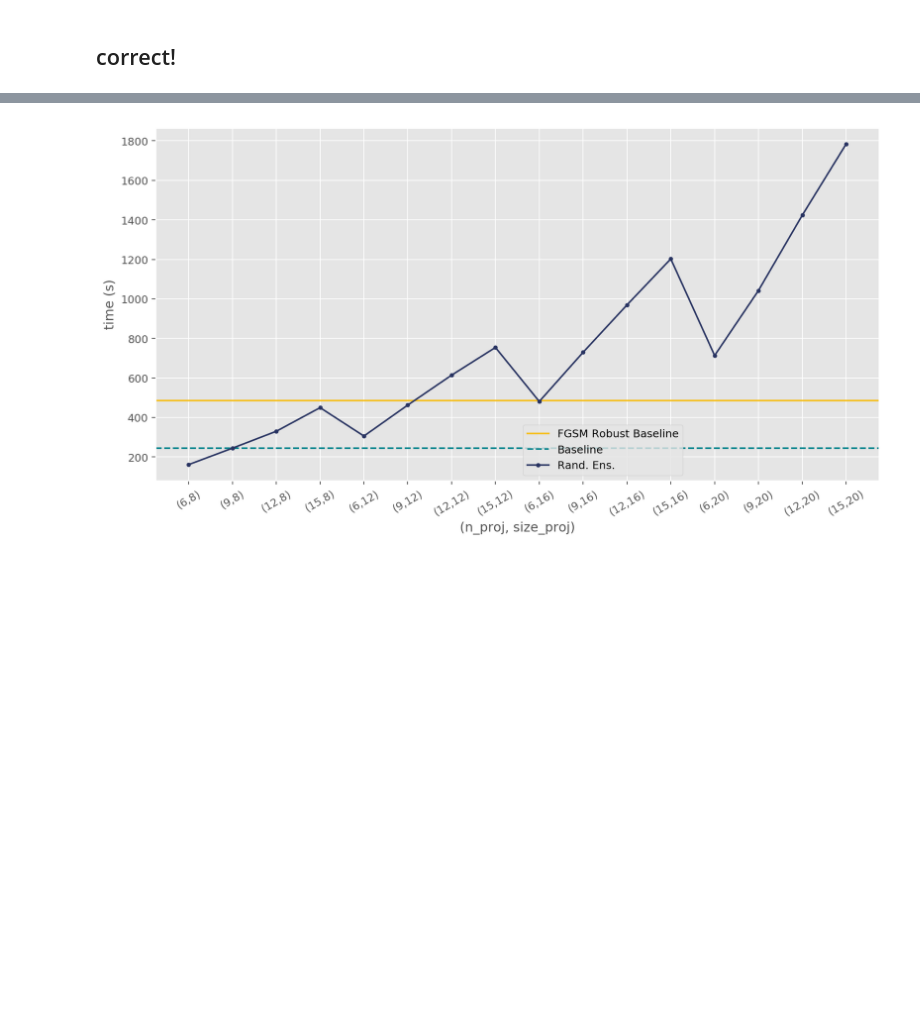
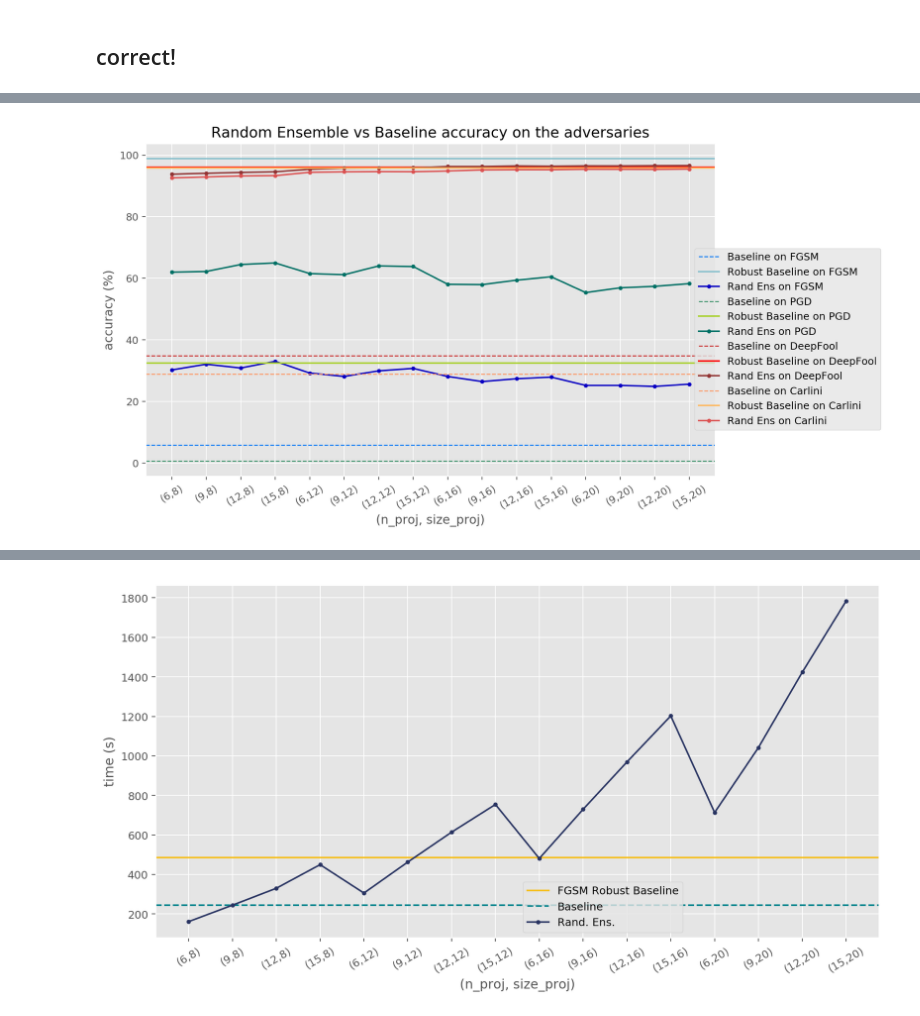
Before and after one commit to ginevracoal/adversarial_examples, a Jupyter notebook: notebooks/plots.ipynb, the cells around one changed output, grey strips where cells are left out. Saved outputs shown, nothing was run; the diff lists cells and outputs as text; code cells hidden in the pictures; blank space fills up the shorter version.

```diff
--- a/notebooks/plots.ipynb
+++ b/notebooks/plots.ipynb
@@ -133,3 +95,38 @@ plt.show()
+# %%
+# random ensemble accuracy vs evaluation set
+
+xlab = ["(6,8)","(9,8)","(12,8)","(15,8)",
+        "(6,12)","(9,12)","(12,12)","(15,12)",
+        "(6,16)","(9,16)","(12,16)","(15,16)",
+        "(6,20)","(9,20)","(12,20)","(15,20)",]
+x = range(16)
+
+figure(num=None, figsize=(10, 6), dpi=180, facecolor='w', edgecolor='k')
+
+plt.axhline(y=baseline_fgsm, color="#0075f6", label='Baseline on FGSM', ls="dashed", linewidth=1)
+plt.axhline(y=fgsm_robust_baseline[1], color="#87c0cd", label='Robust Baseline on FGSM')
+plt.plot(x,random_fgsm,color="#0900c3",label='Rand Ens on FGSM', marker=".")
+
+plt.axhline(y=baseline_pgd, color="#389168",label='Baseline on PGD',  ls="dashed", linewidth=1)
+plt.axhline(y=fgsm_robust_baseline[2], color="#a7d129",label='Robust Baseline on PGD')
+plt.plot(x,random_pgd,color="#007065",label='Rand Ens on PGD', marker=".")
+
+plt.axhline(y=baseline_deepf, color="#c82121",label='Baseline on DeepFool',  ls="dashed", linewidth=1)
+plt.axhline(y=fgsm_robust_baseline[3], color="#ff0000",label='Robust Baseline on DeepFool')
+plt.plot(x,random_deepf,color="#913535",label='Rand Ens on DeepFool', marker=".")
+
+plt.axhline(y=baseline_carlini_linf, color="#ff935c",label='Baseline on Carlini',  ls="dashed", linewidth=1)
+plt.axhline(y=fgsm_robust_baseline[4], color="#ffb961",label='Robust Baseline on Carlini')
+plt.plot(x,random_carlini_linf,color="#dc5353",label='Rand Ens on Carlini', marker=".")
+
+plt.xlabel('(n_proj, size_proj)')
+plt.ylabel('accuracy (%)')
+plt.xticks(x, xlab, rotation=30)
+plt.legend(loc='best',bbox_to_anchor=(0.8, 0.2, 0.5, 0.5))
+plt.title("Random Ensemble vs Baseline accuracy on the adversaries")
+plt.show()
+# %% [output]
+[figure, added]
 # %%
 # random ensemble accuracy vs evaluation set
 
```
Also changed, not shown: parts of 2 cells of this notebook, 34 other files.
